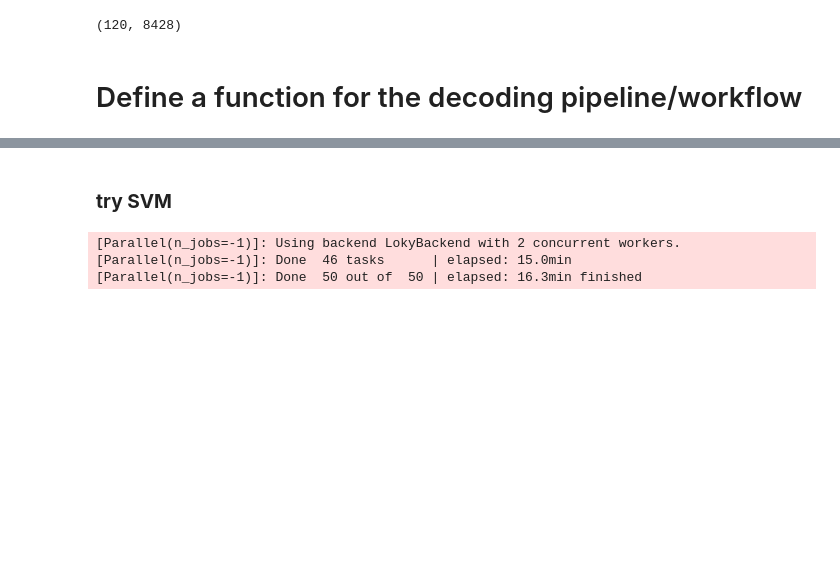
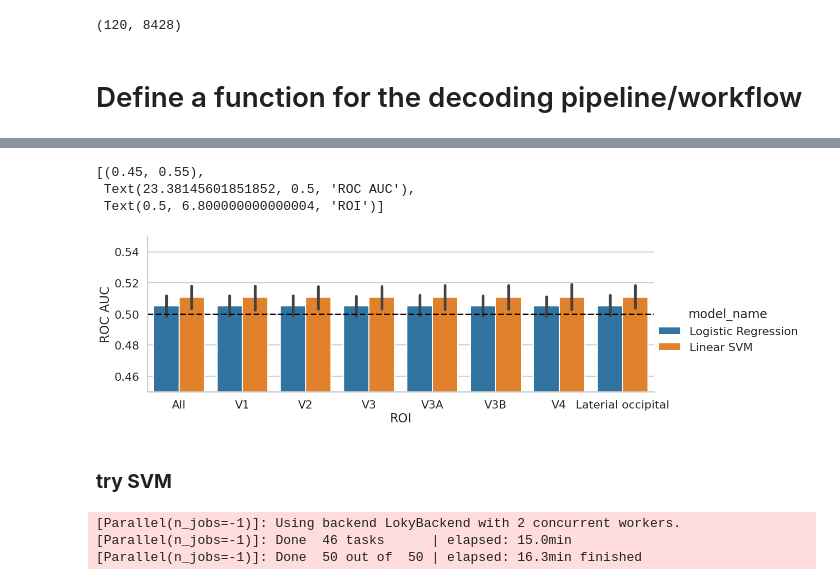
Before and after one commit to colaquafina/Roller-King, a Jupyter notebook: decoding_workflow.ipynb, the cells around one changed output, grey strips where cells are left out. Saved outputs shown, nothing was run; the diff lists cells and outputs as text; code cells hidden in the pictures; blank space fills up the shorter version.

```diff
--- a/decoding_workflow.ipynb
+++ b/decoding_workflow.ipynb
@@ -115,3 +178,21 @@ def decoding_pipeline(BOLD_signal_voxels,
+# %%
+
+g = sns.catplot(x = 'roi_name',
+                 y = 'roc_auc',
+                 hue = 'model_name',
+                 data = results,
+                 kind = 'bar',
+                 aspect = 3,)
+ax = g.axes.flatten()[0]
+ax.axhline(0.5, linestyle = '--',color = 'black',label = 'chance level')
+ax.set(ylim = (0.45,0.55),
+       xlabel = 'ROI',
+       ylabel = 'ROC AUC')
+# %% [output]
+[(0.45, 0.55),
+ Text(23.38145601851852, 0.5, 'ROC AUC'),
+ Text(0.5, 6.800000000000004, 'ROI')]
+[figure, added]
 # %% [markdown]
 ### **try SVM**
 # %%
```
Also changed, not shown: parts of 2 cells of this notebook.
